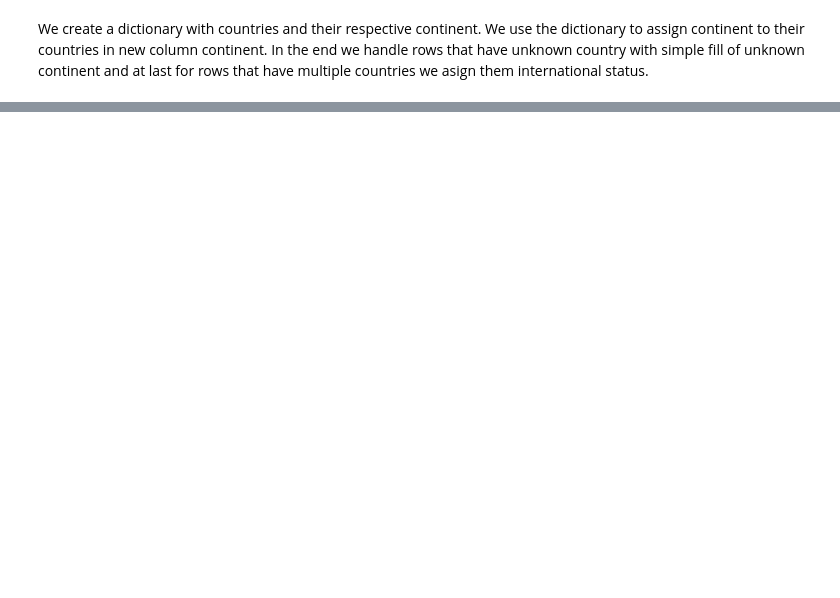
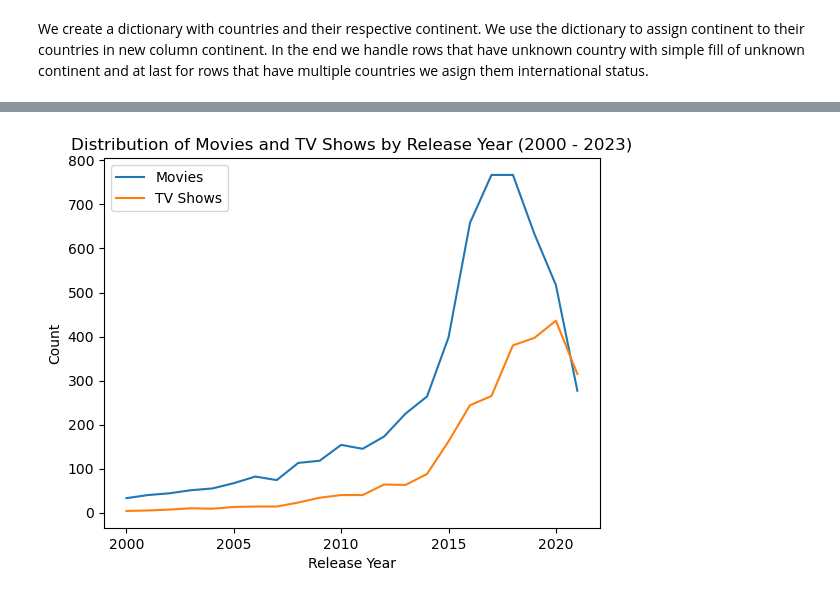
Before and after one commit to JireX-21/Projekt_JEM207_Hajek_Tomsu, a Jupyter notebook: main.ipynb, the cells around one changed output, grey strips where cells are left out. Cells and saved outputs as stored; diff of their text form; code cells hidden in the pictures; blank space fills up the shorter version.

```diff
--- a/main.ipynb
+++ b/main.ipynb
@@ -327,0 +354,23 @@ raw_data.to_csv('directors_dataset.csv', index=False)
+# %%
+import datetime
+
+current_year = datetime.datetime.now().year
+filtered_df = raw_data[(raw_data['release_year'] >= 2000) & (raw_data['release_year'] <= current_year)]
+
+movie_counts = filtered_df[filtered_df['type'] == 'Movie']['release_year'].value_counts().sort_index()
+
+tv_show_counts = filtered_df[filtered_df['type'] == 'TV Show']['release_year'].value_counts().sort_index()
+
+plt.plot(movie_counts.index, movie_counts.values, label='Movies')
+
+plt.plot(tv_show_counts.index, tv_show_counts.values, label='TV Shows')
+
+plt.xlabel('Release Year')
+plt.ylabel('Count')
+plt.title('Distribution of Movies and TV Shows by Release Year (2000 - {})'.format(current_year))
+
+plt.legend()
+
+plt.show()
+# %% [output]
+[figure, added]
```
Also changed, not shown: parts of 12 cells of this notebook, 2 other files.
